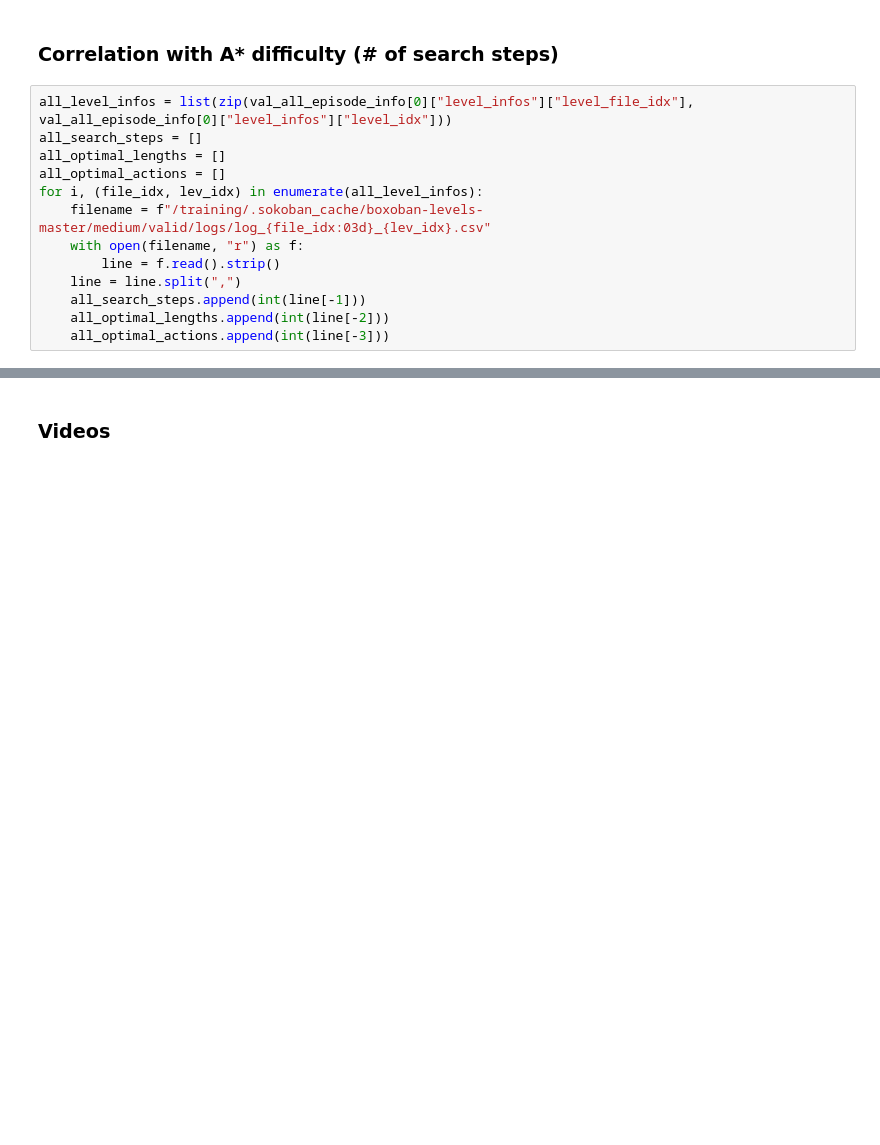
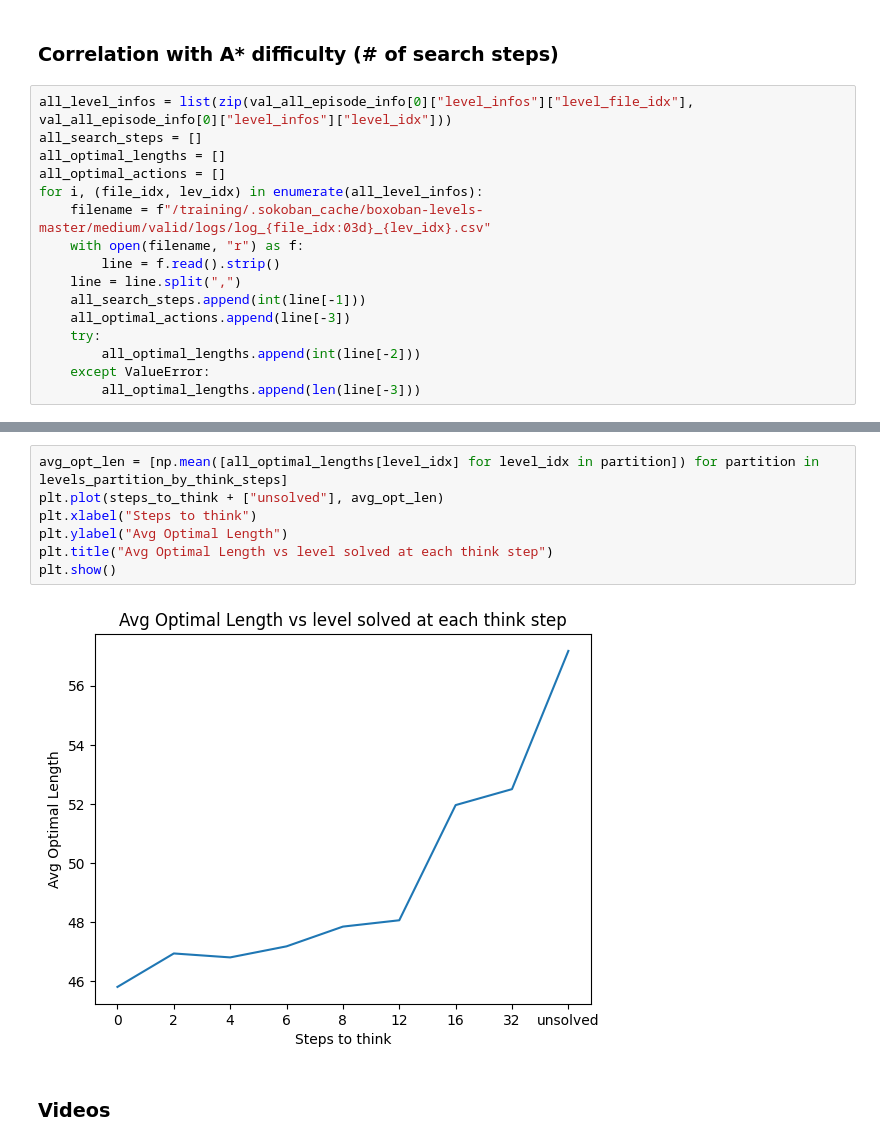
Before and after one commit to AlignmentResearch/train-learned-planner, a Jupyter notebook: cleanba/notebooks/behavioral_analysis.ipynb, the cells around one changed output, grey strips where cells are left out. Cells and saved outputs as stored; diff of their text form; blank space fills up the shorter version.

```diff
--- a/cleanba/notebooks/behavioral_analysis.ipynb
+++ b/cleanba/notebooks/behavioral_analysis.ipynb
@@ -388,8 +491,11 @@ for i, (file_idx, lev_idx) in enumerate(all_level_infos):
         line = f.read().strip()
     line = line.split(",")
     all_search_steps.append(int(line[-1]))
-    all_optimal_lengths.append(int(line[-2]))
-    all_optimal_actions.append(int(line[-3]))
+    all_optimal_actions.append(line[-3])
+    try:
+        all_optimal_lengths.append(int(line[-2]))
+    except ValueError:
+        all_optimal_lengths.append(len(line[-3]))
 # %%
 levels_partition_by_think_steps = [[] for _ in range(len(steps_to_think)+1)]
 print(len(val_all_episode_info[0]["episode_successes"]))
@@ -413,3 +522,12 @@ plt.show()
+# %%
+avg_opt_len = [np.mean([all_optimal_lengths[level_idx] for level_idx in partition]) for partition in levels_partition_by_think_steps]
+plt.plot(steps_to_think + ["unsolved"], avg_opt_len)
+plt.xlabel("Steps to think")
+plt.ylabel("Avg Optimal Length")
+plt.title("Avg Optimal Length vs level solved at each think step")
+plt.show()
+# %% [output]
+[figure, added]
 # %% [markdown]
 ### Videos
 # %%
```
Also changed, not shown: parts of 11 cells of this notebook.
